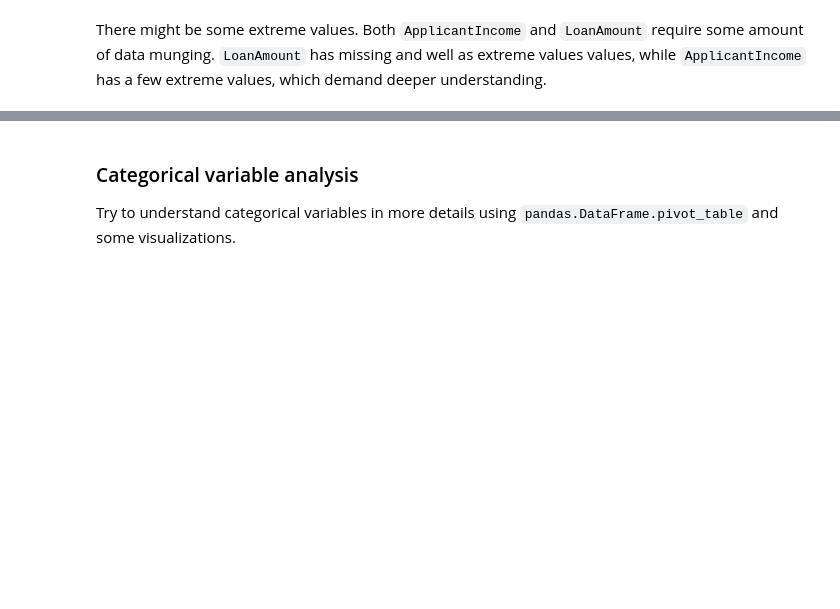
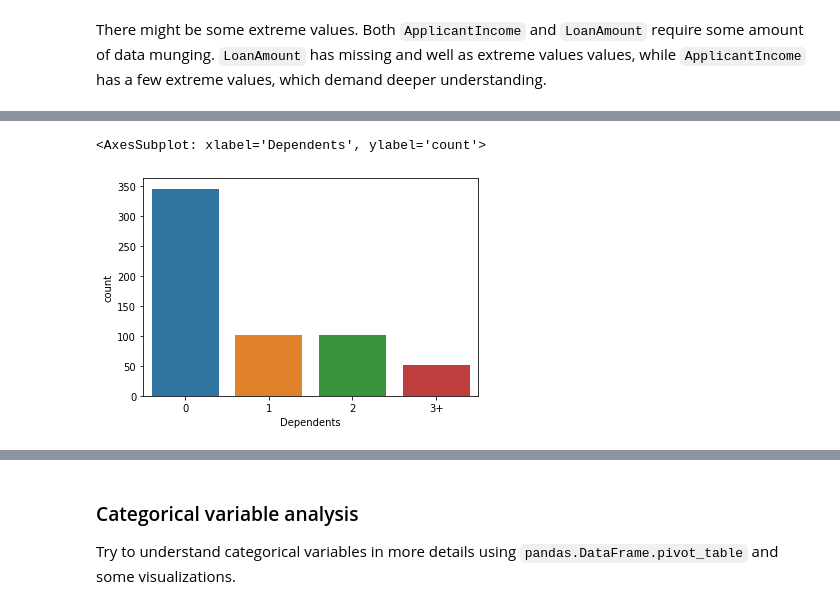
Before and after one commit to Terrele/deployment-project, a Jupyter notebook: notebooks/instructions.ipynb, the cells around one changed output, grey strips where cells are left out. Cells and saved outputs as stored; diff of their text form; code cells hidden in the pictures; blank space fills up the shorter version.

```diff
--- a/notebooks/instructions.ipynb
+++ b/notebooks/instructions.ipynb
@@ -285,0 +303,5 @@ There might be some extreme values. Both `ApplicantIncome` and `LoanAmount` requ
+# %%
+sns.countplot(x=df["Dependents"])
+# %% [output]
+<AxesSubplot: xlabel='Dependents', ylabel='count'>
+[figure, added]
```
Also changed, not shown: parts of 11 cells of this notebook, 1 other file.
